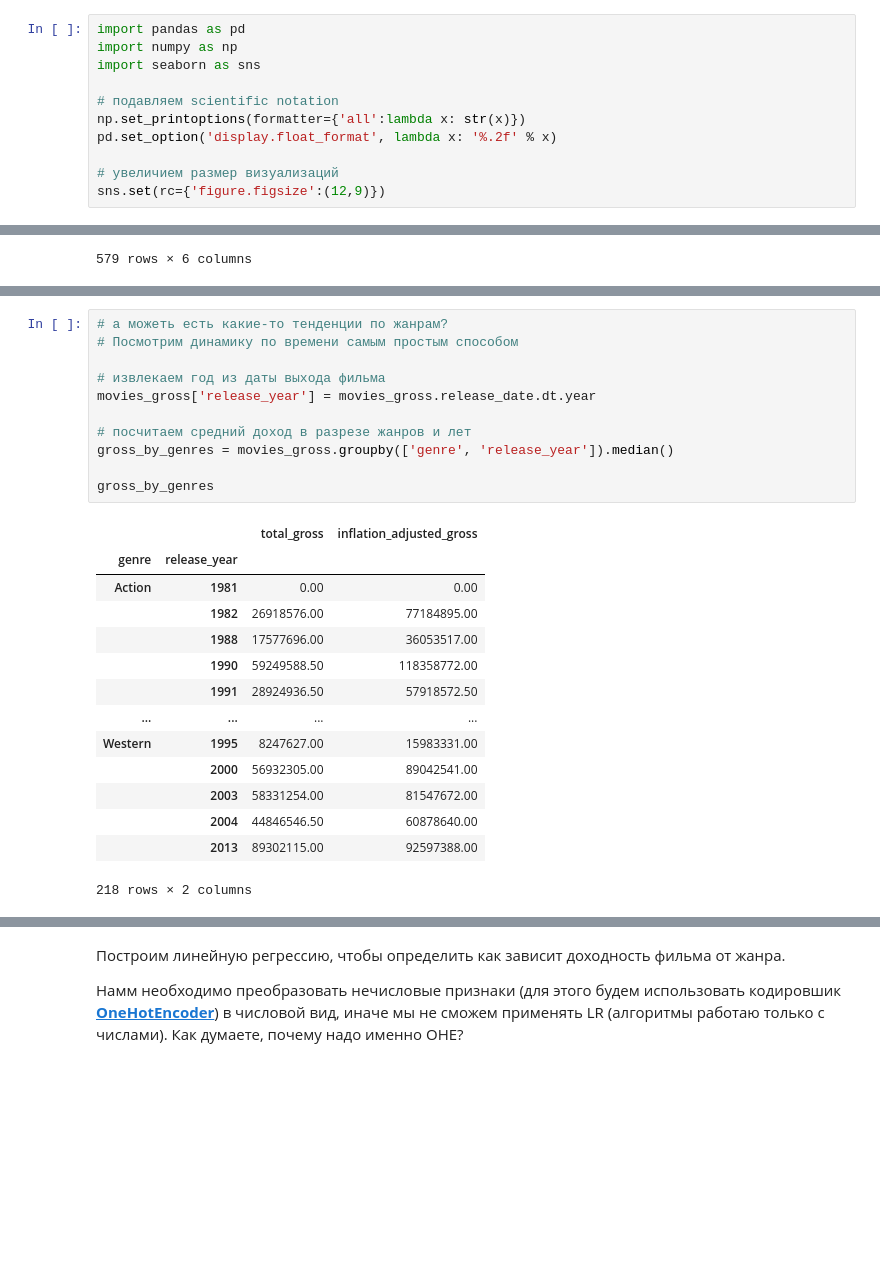
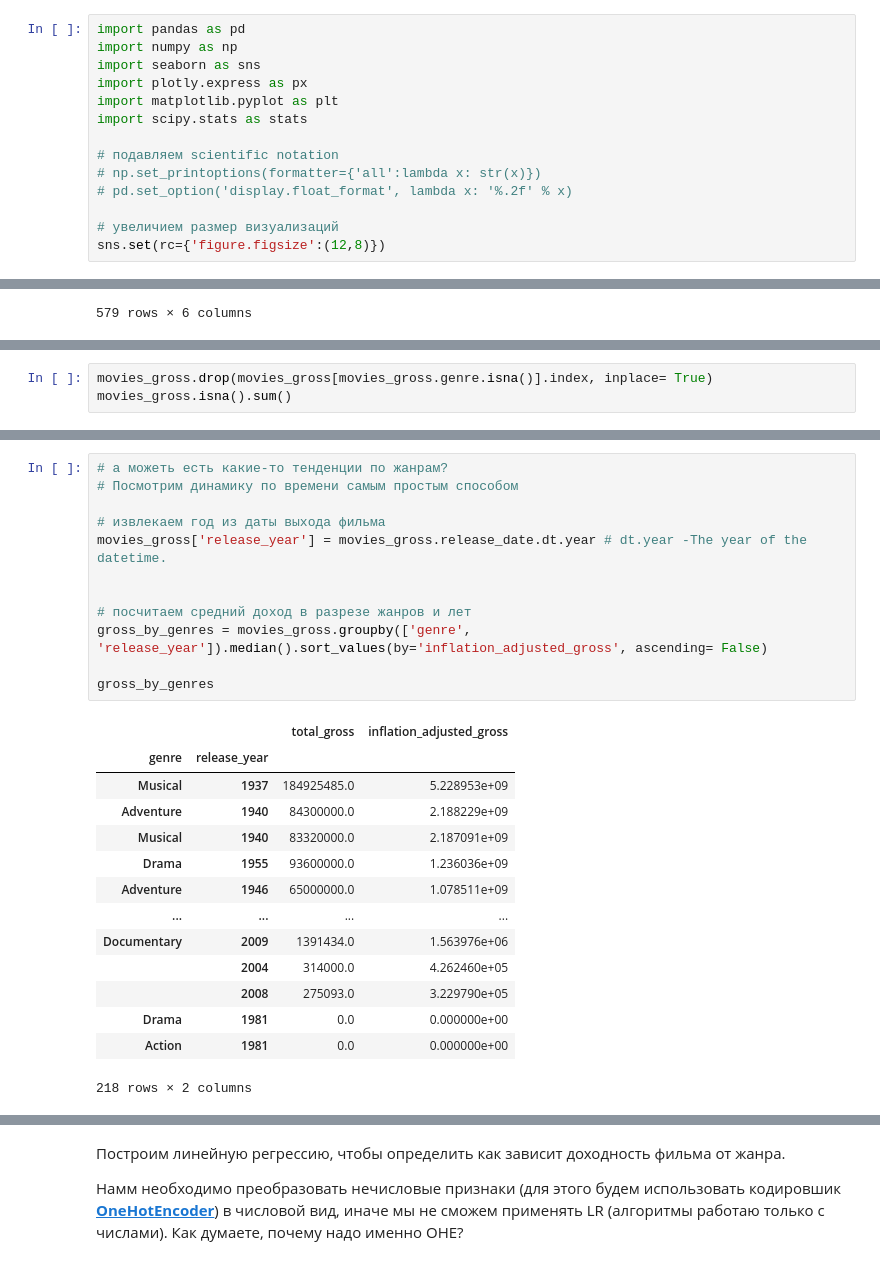
Before and after one commit to IgorBeHolder/Netology, a Jupyter notebook: Netology stats_case_study_linreg_confidence_interval.ipynb, the cells around one changed output, grey strips where cells are left out. Cells and saved outputs as stored; diff of their text form; blank space fills up the shorter version.

```diff
--- a/Netology stats_case_study_linreg_confidence_interval.ipynb
+++ b/Netology stats_case_study_linreg_confidence_interval.ipynb
@@ -13,13 +14,16 @@
 import pandas as pd
 import numpy as np
 import seaborn as sns
+import plotly.express as px
+import matplotlib.pyplot as plt
+import scipy.stats as stats
 
 # подавляем scientific notation
-np.set_printoptions(formatter={'all':lambda x: str(x)})
-pd.set_option('display.float_format', lambda x: '%.2f' % x)
+# np.set_printoptions(formatter={'all':lambda x: str(x)})
+# pd.set_option('display.float_format', lambda x: '%.2f' % x)
 
 # увеличием размер визуализаций
-sns.set(rc={'figure.figsize':(12,9)})
+sns.set(rc={'figure.figsize':(12,8)})
 # %%
 # читаем данные
 movies_gross = pd.read_csv('https://raw.githubusercontent.com/obulygin/netology_pyda_files/main/disney_movies_total_gross.csv', parse_dates=['release_date'])
@@ -40,0 +59,3 @@ movies_gross
+# %%
+movies_gross.drop(movies_gross[movies_gross.genre.isna()].index, inplace= True)
+movies_gross.isna().sum()
@@ -59,26 +81,27 @@ top_10_by_gross.head(10)
 # %%
 # а можеть есть какие-то тенденции по жанрам?
 # Посмотрим динамику по времени самым простым способом
 
 # извлекаем год из даты выхода фильма
-movies_gross['release_year'] = movies_gross.release_date.dt.year
+movies_gross['release_year'] = movies_gross.release_date.dt.year # dt.year -The year of the datetime.
+
 
 # посчитаем средний доход в разрезе жанров и лет
-gross_by_genres = movies_gross.groupby(['genre', 'release_year']).median()
+gross_by_genres = movies_gross.groupby(['genre', 'release_year']).median().sort_values(by='inflation_adjusted_gross', ascending= False)
 
 gross_by_genres
 # %% [output]
 |  |  | total_gross | inflation_adjusted_gross |
 | genre | release_year |  |  |
-| Action | 1981 | 0.00 | 0.00 |
-|  | 1982 | 26918576.00 | 77184895.00 |
-|  | 1988 | 17577696.00 | 36053517.00 |
-|  | 1990 | 59249588.50 | 118358772.00 |
-|  | 1991 | 28924936.50 | 57918572.50 |
+| Musical | 1937 | 184925485.0 | 5.228953e+09 |
+| Adventure | 1940 | 84300000.0 | 2.188229e+09 |
+| Musical | 1940 | 83320000.0 | 2.187091e+09 |
+| Drama | 1955 | 93600000.0 | 1.236036e+09 |
+| Adventure | 1946 | 65000000.0 | 1.078511e+09 |
 | ... | ... | ... | ... |
-| Western | 1995 | 8247627.00 | 15983331.00 |
-|  | 2000 | 56932305.00 | 89042541.00 |
-|  | 2003 | 58331254.00 | 81547672.00 |
-|  | 2004 | 44846546.50 | 60878640.00 |
-|  | 2013 | 89302115.00 | 92597388.00 |
+| Documentary | 2009 | 1391434.0 | 1.563976e+06 |
+|  | 2004 | 314000.0 | 4.262460e+05 |
+|  | 2008 | 275093.0 | 3.229790e+05 |
+| Drama | 1981 | 0.0 | 0.000000e+00 |
+| Action | 1981 | 0.0 | 0.000000e+00 |
 218 rows × 2 columns
```
Also changed, not shown: parts of 35 cells of this notebook, 8 other files.
